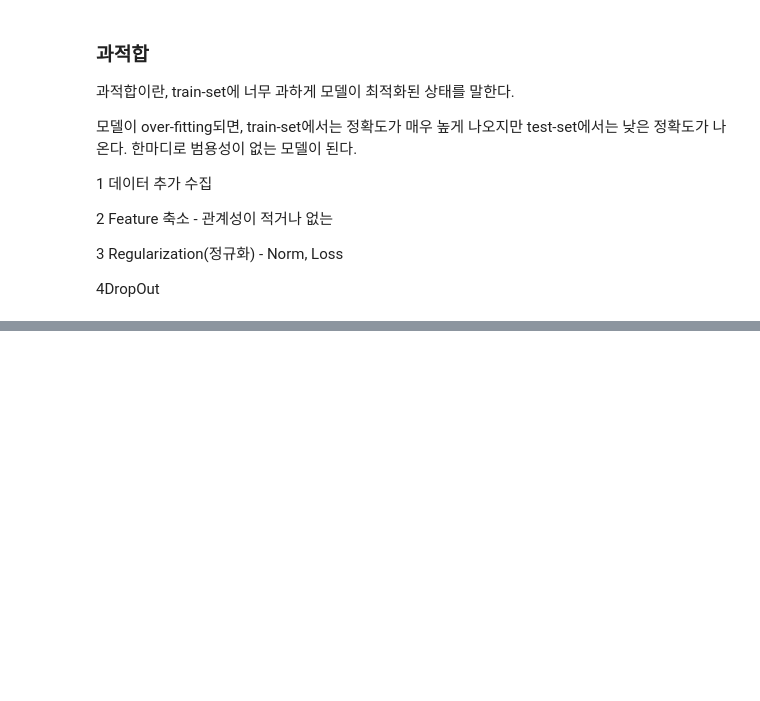
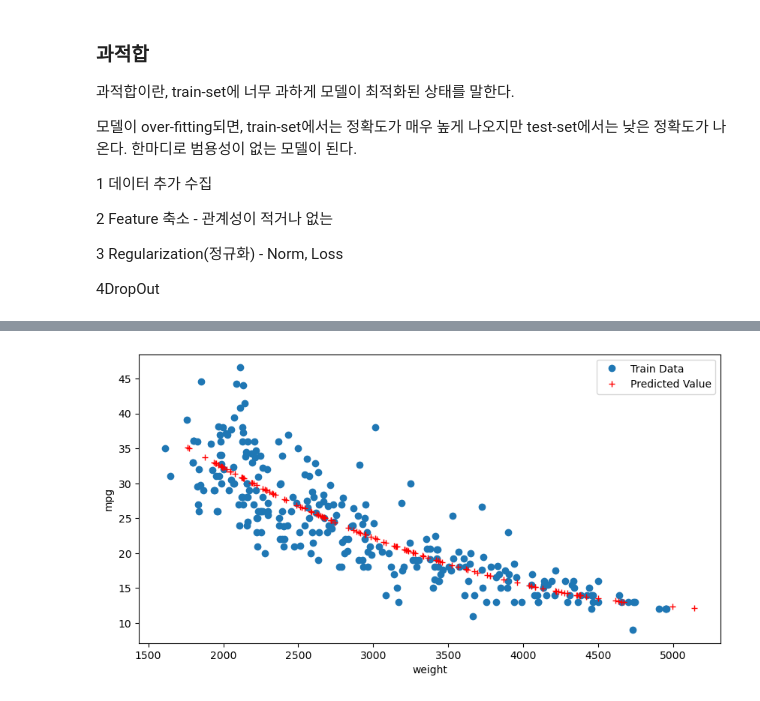
Before and after one commit to wh5905/skn_1, a Jupyter notebook: data_pandas/data_pandas_7.ipynb, the cells around one changed output, grey strips where cells are left out. Saved outputs shown, nothing was run; the diff lists cells and outputs as text; code cells hidden in the pictures; blank space fills up the shorter version.

```diff
--- a/data_pandas/data_pandas_7.ipynb
+++ b/data_pandas/data_pandas_7.ipynb
@@ -189,3 +189,92 @@ y절편 b 46.710366257280086
 3 Regularization(정규화) - Norm, Loss
 
 4DropOut
+# %%
+# -*- coding: utf-8 -*-
+
+### 기본 라이브러리 불러오기
+import pandas as pd
+import numpy as np
+import matplotlib.pyplot as plt
+import seaborn as sns
+
+'''
+[Step 1 ~ 4] 데이터 준비
+'''
+# CSV 파일을 데이터프레임으로 변환
+df = pd.read_csv(r'C:\Users\USER\Desktop\workspace01\skn_1\data_pandas\data\part7\auto-mpg.csv', header=None)
+
+# 열 이름 지정
+df.columns = ['mpg','cylinders','displacement','horsepower','weight',
+              'acceleration','model year','origin','name']
+
+# horsepower 열의 자료형 변경 (문자열 ->숫자)
+df['horsepower'].replace('?', np.nan, inplace=True)      # '?'을 np.nan으로 변경
+df.dropna(subset=['horsepower'], axis=0, inplace=True)   # 누락데이터 행을 삭제
+df['horsepower'] = df['horsepower'].astype('float')      # 문자열을 실수형으로 변환
+
+# 분석에 활용할 열(속성)을 선택 (연비, 실린더, 출력, 중량)
+ndf = df[['mpg', 'cylinders', 'horsepower', 'weight']]
+
+# ndf 데이터를 train data 와 test data로 구분(7:3 비율)
+X=ndf[['weight']]  #독립 변수 X
+y=ndf['mpg']     #종속 변수 Y
+
+# train data 와 test data로 구분(7:3 비율)
+from sklearn.model_selection import train_test_split
+X_train, X_test, y_train, y_test = train_test_split(X, y, test_size=0.3, random_state=10)
+
+print('훈련 데이터: ', X_train.shape)
+print('검증 데이터: ', X_test.shape)
+print('\n')
+
+
+'''
+Step 5: 비선형회귀분석 모형 - sklearn 사용
+'''
+
+# sklearn 라이브러리에서 필요한 모듈 가져오기
+from sklearn.linear_model import LinearRegression      #선형회귀분석
+from sklearn.preprocessing import PolynomialFeatures   #다항식 변환 - 전처리
+
+# 다항식 변환
+poly = PolynomialFeatures(degree=2)               #2차항 적용
+X_train_poly=poly.fit_transform(X_train)     #X_train 데이터를 2차항으로 변형
+
+print('원 데이터: ', X_train.shape)
+print('2차항 변환 데이터: ', X_train_poly.shape)
+print('\n')
+
+# train data를 가지고 모형 학습
+pr = LinearRegression()
+pr.fit(X_train_poly, y_train)
+
+# 학습을 마친 모형에 test data를 적용하여 결정계수(R-제곱) 계산
+X_test_poly = poly.fit_transform(X_test)       #X_test 데이터를 2차항으로 변형
+r_square = pr.score(X_test_poly,y_test)
+print(r_square)
+print('\n')
+
+# train data의 산점도와 test data로 예측한 회귀선을 그래프로 출력
+y_hat_test = pr.predict(X_test_poly)
+
+fig = plt.figure(figsize=(10, 5))
+ax = fig.add_subplot(1, 1, 1)
+ax.plot(X_train, y_train, 'o', label='Train Data')  # 데이터 분포
+ax.plot(X_test, y_hat_test, 'r+', label='Predicted Value') # 모형이 학습한 회귀선
+ax.legend(loc='best')
+plt.xlabel('weight')
+plt.ylabel('mpg')
+plt.show()
+plt.close()
+
+# 모형에 전체 X 데이터를 입력하여 예측한 값 y_hat을 실제 값 y와 비교
+X_ploy = poly.fit_transform(X)
+y_hat = pr.predict(X_ploy)
+
+plt.figure(figsize=(10, 5))
+ax1 = sns.kdeplot(y, label="y")
+ax2 = sns.kdeplot(y_hat, label="y_hat", ax=ax1)
+plt.legend()
+plt.show()
+# %% [output]
@@ -191,0 +290 @@ y절편 b 46.710366257280086
+[figure, added]
```
Also changed, not shown: parts of 10 cells of this notebook, 8 other files.
